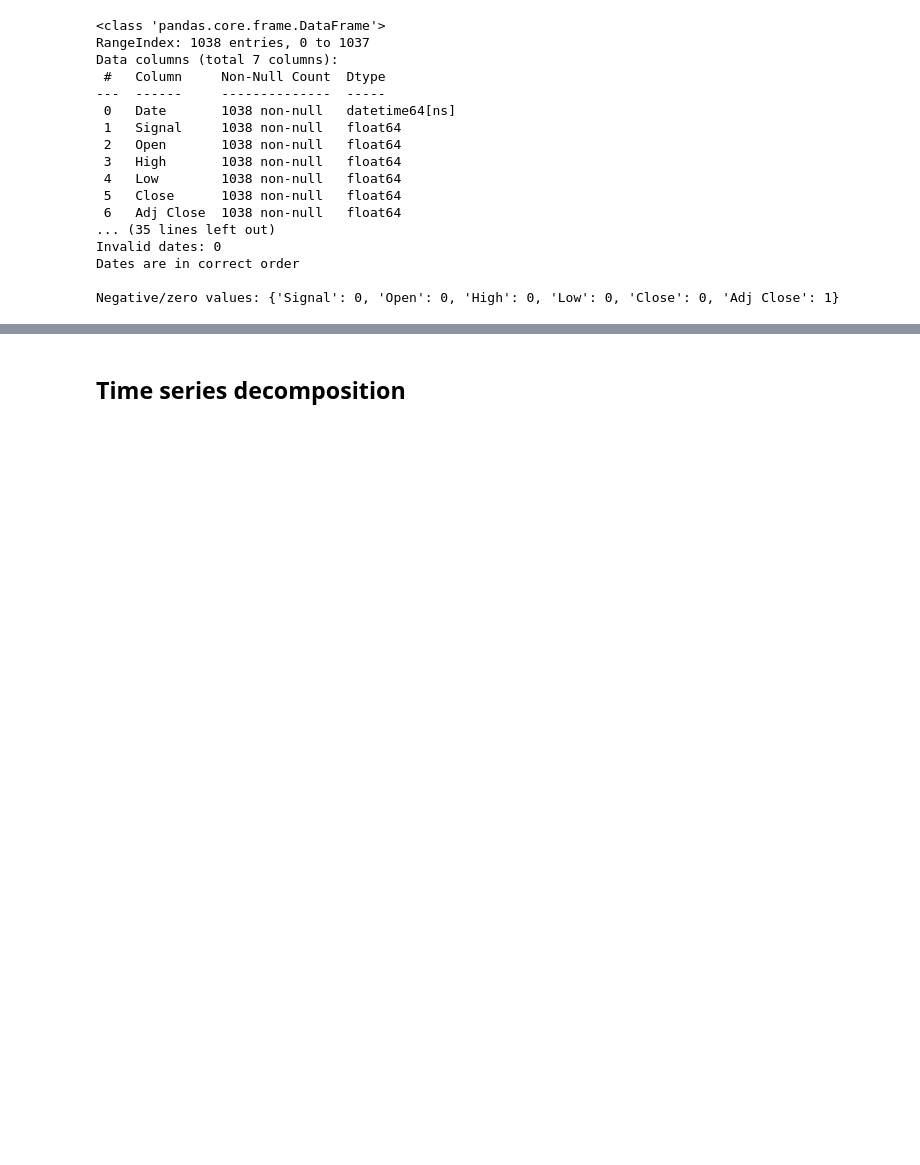
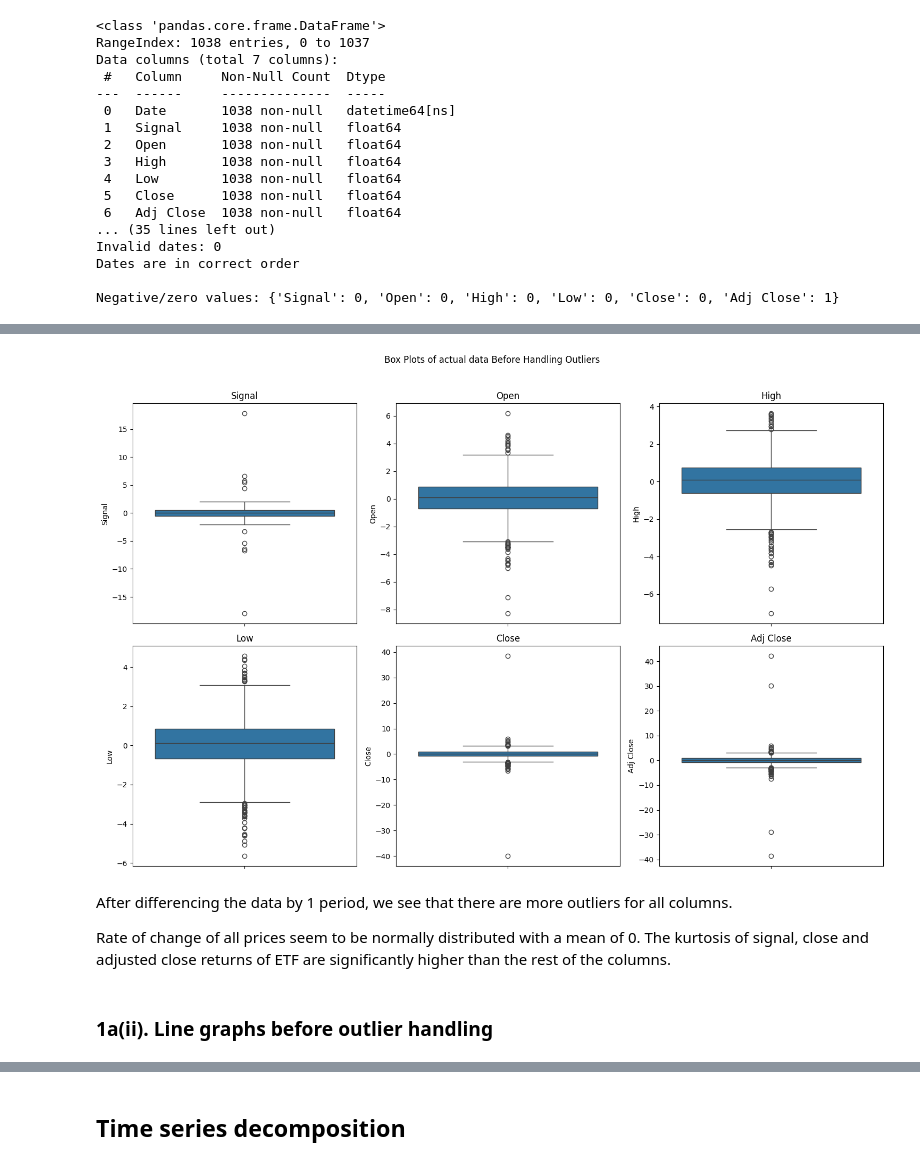
Before and after one commit to saltedpotato/QF632_Project, a Jupyter notebook: Project 1.ipynb, the cells around one changed output, grey strips where cells are left out. Saved outputs shown, nothing was run; the diff lists cells and outputs as text; code cells hidden in the pictures; blank space fills up the shorter version.

```diff
--- a/Project 1.ipynb
+++ b/Project 1.ipynb
@@ -132,12 +106,0 @@ This is interesting as this means that after removing all volatility from day to
-# %%
-# Plot box plots before handling outliers
-plt.figure(figsize=(15, 10))
-plt.suptitle('Box Plots of differenced data Before Handling Outliers')
-
-for i, col in enumerate(columns_to_check, 1):
-    plt.subplot(2, 3, i)
-    sns.boxplot(y=df_differenced[col])
-    plt.title(col)
-
-plt.tight_layout(rect=[0, 0, 1, 0.96])
-plt.show()
@@ -166,12 +106,0 @@ plt.show()
-# %%
-# Plot time series
-plt.figure(figsize=(25, 10))
-plt.suptitle('Time series of differenced data')
-
-for i, col in enumerate(columns_to_check, 1):
-    plt.subplot(2, 3, i)
-    sns.lineplot(x=df_differenced.Date, y=df_differenced[col])
-    plt.title(col)
-
-plt.tight_layout(rect=[0, 0, 1, 0.96])
-plt.show()
@@ -181,0 +107,2 @@ After differencing the data, the plots indicates that the data have a constant l
+# %%
+df_diff = get_differenced_data(df.copy(), h).dropna()
@@ -181,0 +136,20 @@ After differencing the data, the plots indicates that the data have a constant l
+# %%
+# Plot box plots before handling outliers
+plt.figure(figsize=(15, 10))
+plt.suptitle('Box Plots of actual data Before Handling Outliers')
+
+for i, col in enumerate(columns_to_check, 1):
+    plt.subplot(2, 3, i)
+    sns.boxplot(y=df_diff[col])
+    plt.title(col)
+
+plt.tight_layout(rect=[0, 0, 1, 0.96])
+plt.show()
+# %% [output]
+[figure, added]
+# %% [markdown]
+After differencing the data by 1 period, we see that there are more outliers for all columns.
+
+Rate of change of all prices seem to be normally distributed with a mean of 0. The kurtosis of signal, close and adjusted close returns of ETF are significantly higher than the rest of the columns.
+# %% [markdown]
+### 1a(ii). Line graphs before outlier handling
```
Also changed, not shown: parts of 50 cells of this notebook.
